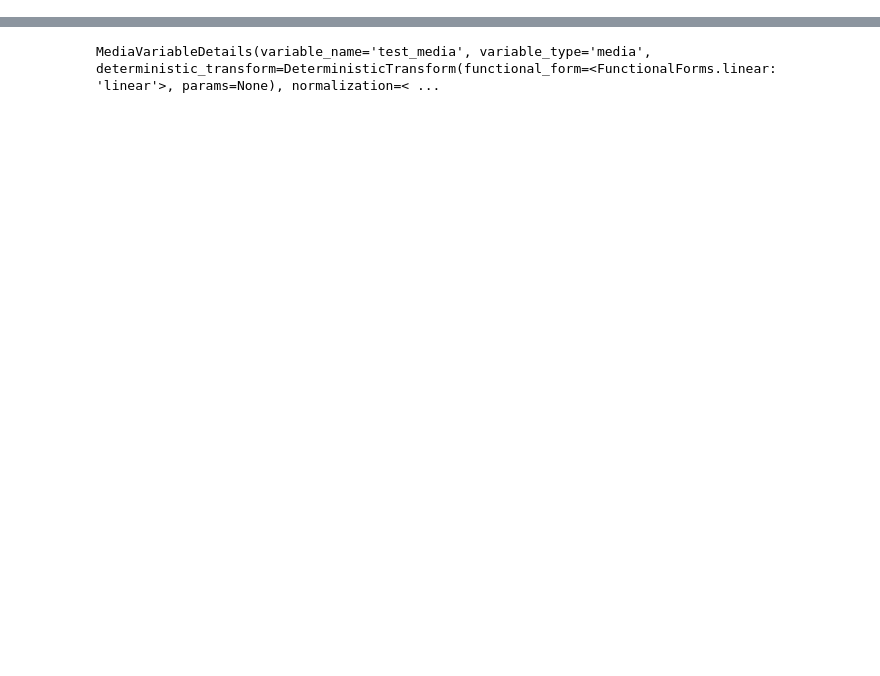
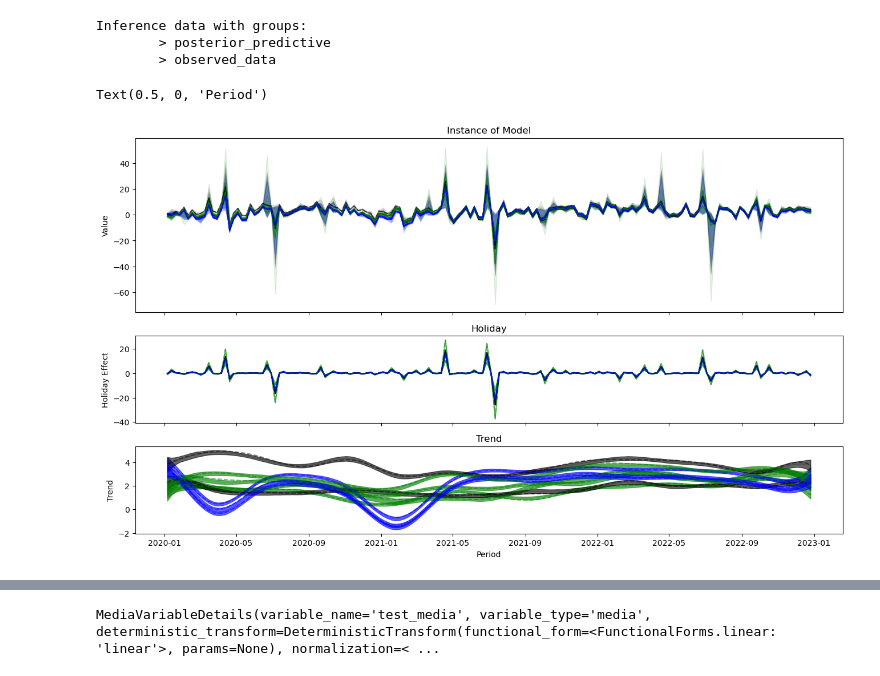
Before and after one commit to redam94/BayesInsight, a Jupyter notebook: archive/gp_test.ipynb, the cells around one changed output, grey strips where cells are left out. Cells and saved outputs as stored; diff of their text form; code cells hidden in the pictures; blank space fills up the shorter version.

```diff
--- a/archive/gp_test.ipynb
+++ b/archive/gp_test.ipynb
@@ -26,0 +165,3 @@ cov_mat = np.array(
+# %%
+with obs_model:
+  posterior = pm.sample_posterior_predictive(trace)
@@ -27,3 +173,40 @@ cov_mat = np.array(
+# %%
+posterior
+# %% [output]
+Inference data with groups:
+        > posterior_predictive
+        > observed_data
+# %%
+fig, ax = plt.subplots(3, figsize=(16, 9), height_ratios=[2, 1, 1], sharex=True)
+trend_hdi = pm.hdi((trace.posterior.trend + trace.posterior.intercept))
+sample_hdi = pm.hdi(posterior.posterior_predictive.Obs)
+holiday_hdi = pm.hdi(trace.posterior.holiday)
+
+for i, geo in enumerate(geos):
+  color = 'k' if geo in group_map["Northeast"] else (
+    'b' if geo in group_map["West"] else 'g'
+  )
+  ax[0].plot(time_range, sample.Obs.sel(Geography=geo), c=color, ls='--', alpha=.5)
+  ax[0].plot(time_range, trace.posterior.mu.mean(dim=("draw", "chain")).sel(Geography=geo), c=color, alpha=.5)
+  ax[0].fill_between(time_range, sample_hdi.Obs.sel(Geography=geo, hdi='lower'), sample_hdi.Obs.sel(Geography=geo, hdi='higher'), color=color, alpha=.1)
+  ax[2].plot(time_range, (trace.posterior.trend.sel(Geography=geo) + trace.posterior.intercept.sel(Geography=geo)).mean(dim=("draw", "chain")), c=color, alpha=.2)
+  ax[2].fill_between(time_range, trend_hdi.x.sel(Geography=geo, hdi='lower'), trend_hdi.x.sel(Geography=geo, hdi='higher'), color=color, alpha=.6)
+  ax[2].plot(time_range, sample.trend.sel(Geography=geo) + sample.intercept.sel(Geography=geo), c=color, ls='--', alpha=.5)
+  ax[1].plot(time_range, (trace.posterior.holiday.sel(Geography=geo)).mean(dim=("draw", "chain")), c=color, alpha=.5)
+  ax[1].plot(time_range, sample.holiday.sel(Geography=geo), c=color, ls='--', alpha=.5)
+  ax[1].fill_between(time_range, holiday_hdi.holiday.sel(Geography=geo, hdi='lower'), holiday_hdi.holiday.sel(Geography=geo, hdi='higher'), color=color, alpha=.1)
+ax[0].set_title("Instance of Model")
+ax[0].set_ylabel("Value")
+
+ax[1].set_title("Holiday")
+ax[1].set_ylabel("Holiday Effect")
+
+ax[2].set_title("Trend")
+ax[2].set_ylabel("Trend")
+ax[2].set_xlabel("Period")
+# %% [output]
+Text(0.5, 0, 'Period')
+[figure, added]
 # %%
 rng = np.random.default_rng(123)
 # %%
```
Also changed, not shown: parts of 28 cells of this notebook, 1 other file.
